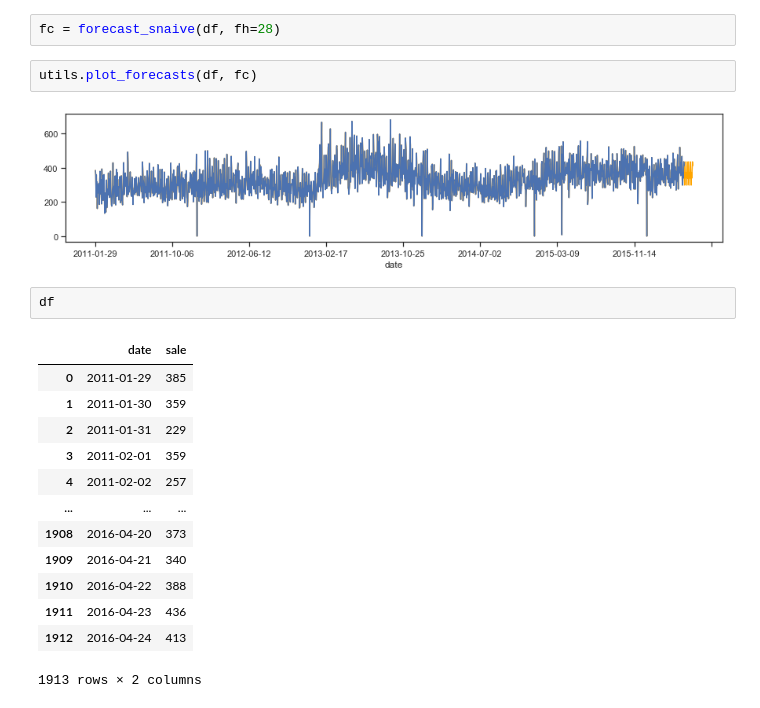
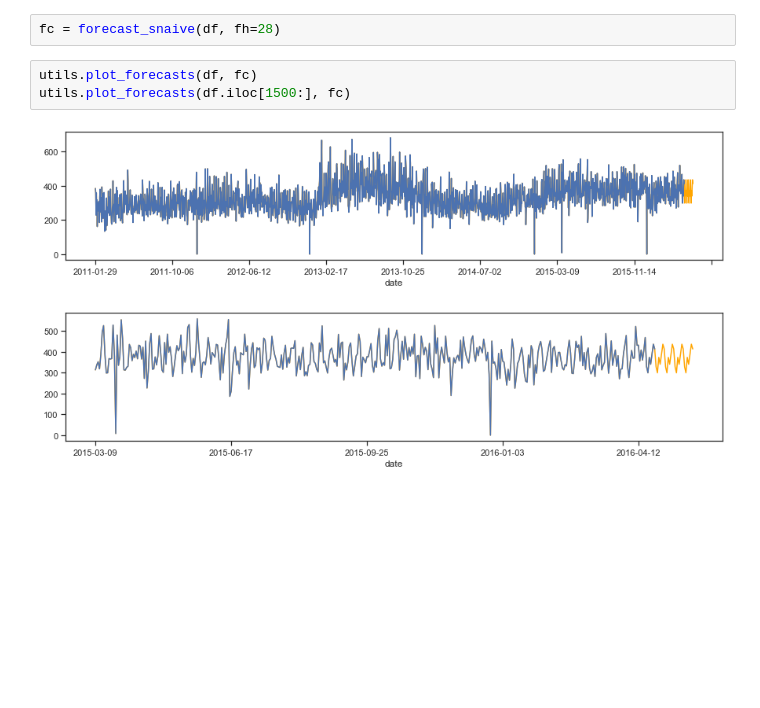
Before and after one commit to dominicdoerig/predicting-sales-data, a Jupyter notebook: m5_challenge/02_forecasting_snaive.ipynb, the cells around one changed output. Drawn from its saved outputs; the diff is of its cells as text; blank space fills up the shorter version.

```diff
--- a/m5_challenge/02_forecasting_snaive.ipynb
+++ b/m5_challenge/02_forecasting_snaive.ipynb
@@ -51,21 +67,7 @@ def forecast_snaive(df_hist, fh=28):
 fc = forecast_snaive(df, fh=28)
 # %%
 utils.plot_forecasts(df, fc)
+utils.plot_forecasts(df.iloc[1500:], fc)
 # %% [output]
 [figure]
+[figure, added]
-# %%
-df
-# %% [output]
-|  | date | sale |
-| 0 | 2011-01-29 | 385 |
-| 1 | 2011-01-30 | 359 |
-| 2 | 2011-01-31 | 229 |
-| 3 | 2011-02-01 | 359 |
-| 4 | 2011-02-02 | 257 |
-| ... | ... | ... |
-| 1908 | 2016-04-20 | 373 |
-| 1909 | 2016-04-21 | 340 |
-| 1910 | 2016-04-22 | 388 |
-| 1911 | 2016-04-23 | 436 |
-| 1912 | 2016-04-24 | 413 |
-1913 rows × 2 columns
```
Also changed, not shown: parts of 6 cells of this notebook.
